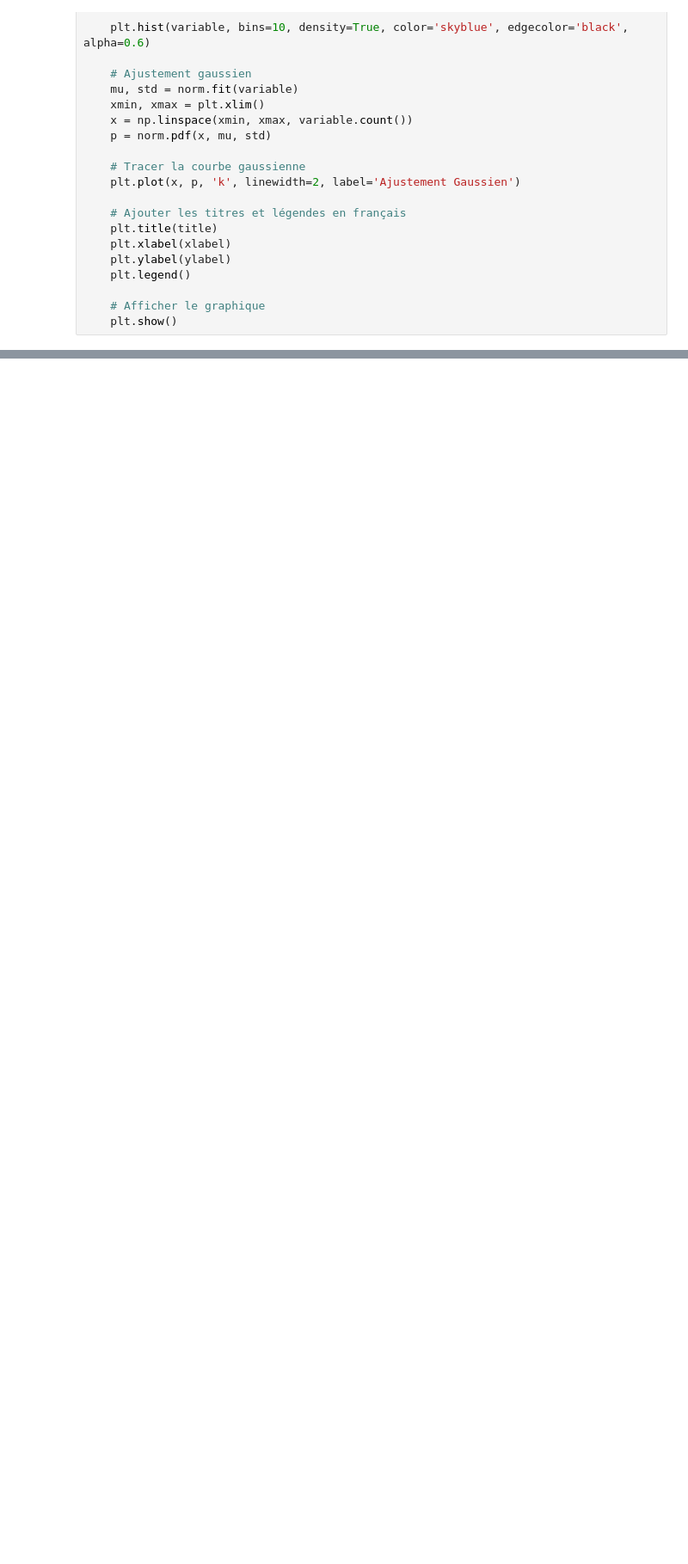
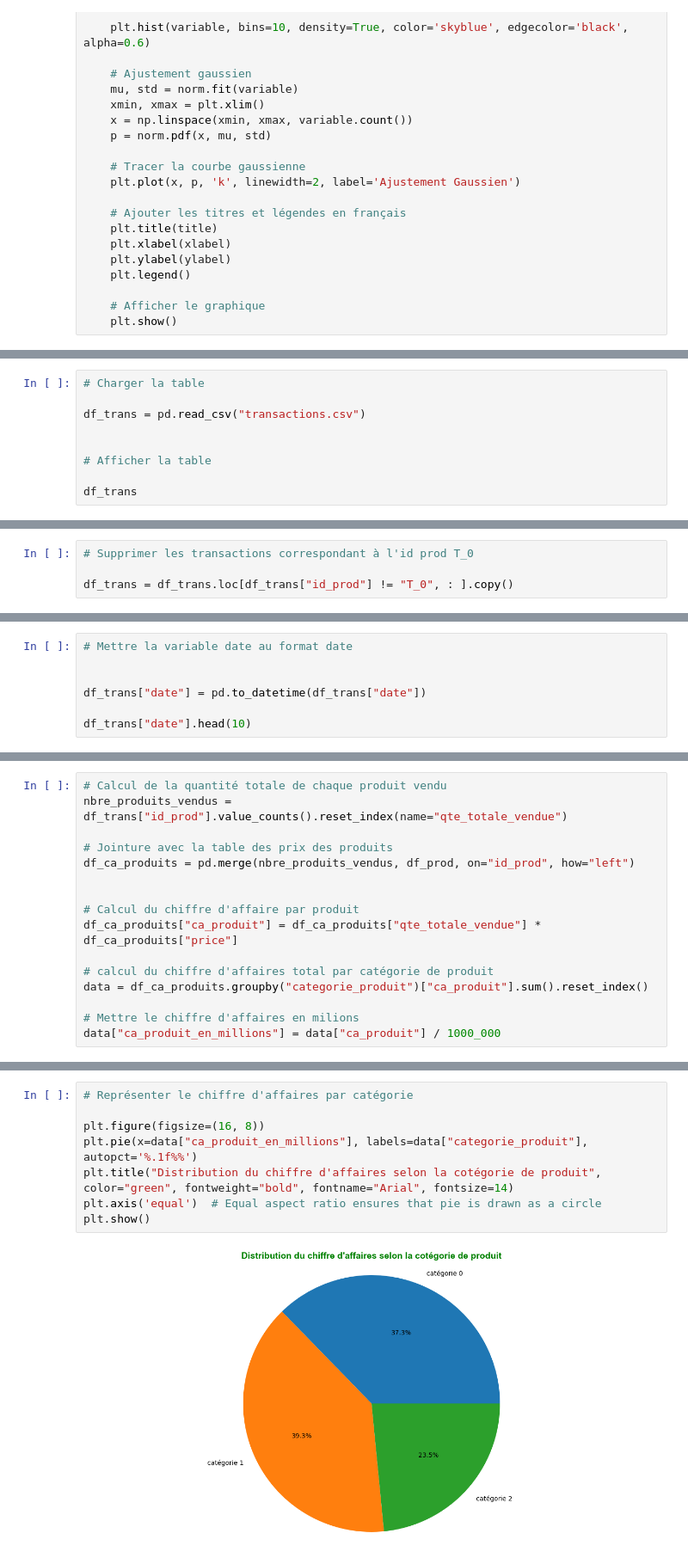
Before and after one commit to Obama19/Projets-individuels-Openclassrooms, a Jupyter notebook: Analyse des ventes d une librairie/P9 VF.ipynb, the cells around one changed output, grey strips where cells are left out. Shown at 86% size. Drawn from its saved outputs; the diff is of its cells as text; blank space fills up the shorter version.

Commit message:
MOD analyse du chiffre d'affaires

```diff
--- a/Analyse des ventes d une librairie/P9 VF.ipynb
+++ b/Analyse des ventes d une librairie/P9 VF.ipynb
@@ -102,0 +314,9 @@ df_cust
+# %%
+# Charger la table
+
+df_trans = pd.read_csv("transactions.csv")
+
+
+# Afficher la table
+
+df_trans
@@ -102,0 +405,4 @@ df_cust
+# %%
+# Supprimer les transactions correspondant à l'id prod T_0
+
+df_trans = df_trans.loc[df_trans["id_prod"] != "T_0", : ].copy()
@@ -102,0 +436,7 @@ df_cust
+# %%
+# Mettre la variable date au format date
+
+
+df_trans["date"] = pd.to_datetime(df_trans["date"])
+
+df_trans["date"].head(10)
@@ -104,0 +488,16 @@ df_cust
+# %%
+# Calcul de la quantité totale de chaque produit vendu
+nbre_produits_vendus = df_trans["id_prod"].value_counts().reset_index(name="qte_totale_vendue")
+
+# Jointure avec la table des prix des produits
+df_ca_produits = pd.merge(nbre_produits_vendus, df_prod, on="id_prod", how="left")
+
+
+# Calcul du chiffre d'affaire par produit
+df_ca_produits["ca_produit"] = df_ca_produits["qte_totale_vendue"] * df_ca_produits["price"]
+
+# calcul du chiffre d'affaires total par catégorie de produit
+data = df_ca_produits.groupby("categorie_produit")["ca_produit"].sum().reset_index()
+
+# Mettre le chiffre d'affaires en milions
+data["ca_produit_en_millions"] = data["ca_produit"] / 1000_000
@@ -104,0 +511,10 @@ df_cust
+# %%
+# Représenter le chiffre d'affaires par catégorie
+
+plt.figure(figsize=(16, 8))
+plt.pie(x=data["ca_produit_en_millions"], labels=data["categorie_produit"], autopct='%.1f%%')
+plt.title("Distribution du chiffre d'affaires selon la cotégorie de produit", color="green", fontweight="bold", fontname="Arial", fontsize=14)
+plt.axis('equal')  # Equal aspect ratio ensures that pie is drawn as a circle
+plt.show()
+# %% [output]
+[figure, added]
```
Also changed, not shown: parts of 46 cells of this notebook, 1 other file.
